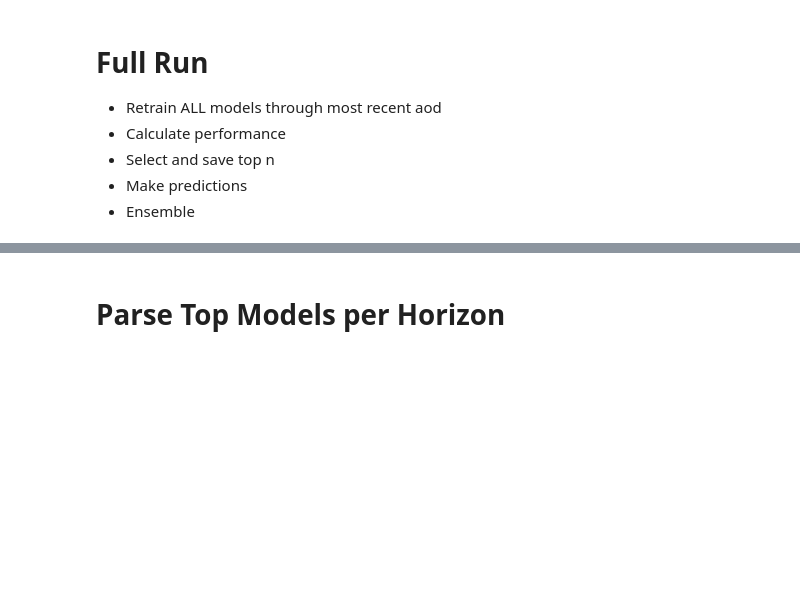
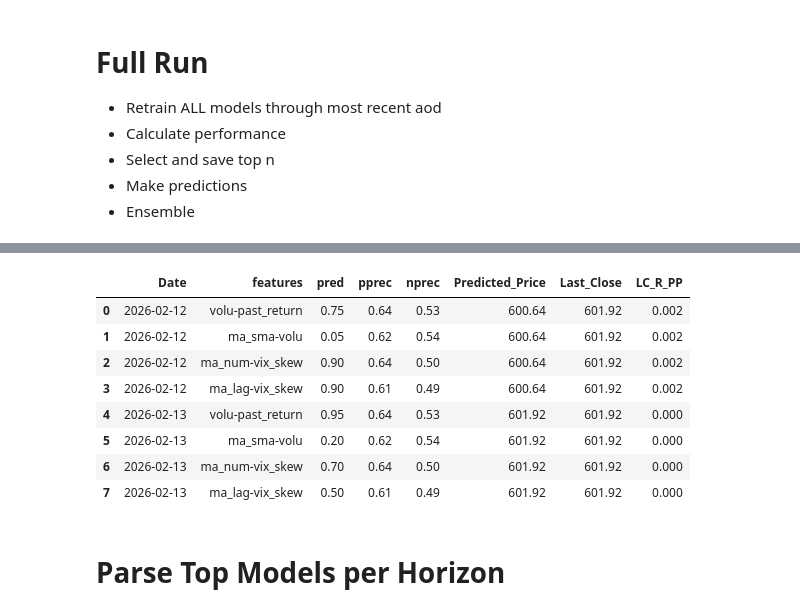
Before and after one commit to bchase17/Stocks, a Jupyter notebook: deployment.ipynb, the cells around one changed output, grey strips where cells are left out. Saved outputs shown, nothing was run; the diff lists cells and outputs as text; code cells hidden in the pictures; blank space fills up the shorter version.

```diff
--- a/deployment.ipynb
+++ b/deployment.ipynb
@@ -69,6 +69,8 @@ def resolve_feature_cols(feature_set_name: str, features_dict: dict, sep: str =
 
 h=[2]
 master_results = []
+master_preds = []
+n = 4
 file_ext = "performance"
 
 # Retrain ALL
@@ -119,9 +121,10 @@ for r in h:
 
         else:
 
-            print("Retrainig Done")
+            1
             #print(f"{list_name} already trained through most recent as_of_date")
 
+    print("Retrainig Done")
     if len(master_results) > 0:
 
         master_results_df = pd.concat(master_results, ignore_index=True)
@@ -130,7 +133,6 @@ for r in h:
         df_concat.to_csv(f"h{r}_{file_ext}.csv", index=False)
 
 # Performance and Top n
-n = 4
 for r in h:
 
     keys = ["horizon", "features", "train_years", "min_feats", "pi_size", "pi_handling", "model"]
@@ -162,22 +164,22 @@ for r in h:
     pred_filtered.to_csv(f"h{r}_top{n}_{file_ext}.csv", index=False)
     print(f"Horizon {r} Top {n} Models Saved")
 
-master_preds = []
+# Predictions Top n
 for r in h:
 
     days_assessed = len(df_daily[df_daily[f"Return_{r}"].isna()])
 
-    df = pd.read_csv(f"h{r}_top10_raw.csv")
+    df = pd.read_csv(f"h{r}_top{n}_{file_ext}.csv")
 
     df["feature_cols"] = df["features"].apply(lambda x: resolve_feature_cols(x, feature_dict))
 
     grain_cols = ["horizon","features","train_years","min_feats","pi_size","model","pi_handling"]
 
-    top_10_unique = (
+    top_n = (
         df[grain_cols].drop_duplicates(subset=grain_cols, keep="first")
         .merge(df[grain_cols + ["feature_cols"]].drop_duplicates(subset=grain_cols), on=grain_cols, how="left"))
 
-    for row in top_10_unique.itertuples(index=False):
+    for row in top_n.itertuples(index=False):
 
         target_horizon = row.horizon
         pi_handling    = 'run_separately' #row.pi_handling
@@ -200,3 +202,7 @@ for r in h:
         print(f"Horizon {r} Top {n} Models Predicted")
 
     master_preds_df = pd.concat(master_preds, ignore_index=True)
+    predictions_df = master_preds_df.copy()
+    composite_score[['pprec', 'nprec'] + keys].drop_duplicates().merge(predictions_df, on=keys, how="inner")
+
+predictions_df.head(1)
@@ -203,3 +227,24 @@ for r in h:
+# %%
+output_df = composite_score[['pprec', 'nprec'] + keys].drop_duplicates().merge(predictions_df, on=keys, how="inner")
+output_df = output_df.rename(columns={"test_start": "Date"})
+cols = ['Date', 'features', 'pred', 'pprec', 'nprec']
+output_df = output_df[cols].sort_values(by='Date').copy()
+output_df = output_df.merge(df_daily[['Close', 'Date']].round(2), on='Date', how="inner")
+output_df = output_df.rename(columns={"Close": "Predicted_Price"})
+last_close = (df_daily.sort_values("Date", ascending=False).iloc[0]["Close"].round(2))
+output_df['Last_Close'] = last_close
+output_df['LC_R_PP'] = round(output_df['Last_Close'] / output_df['Predicted_Price'] - 1, 3)
+output_df
+# %% [output]
+|  | Date | features | pred | pprec | nprec | Predicted_Price | Last_Close | LC_R_PP |
+| 0 | 2026-02-12 | volu-past_return | 0.75 | 0.64 | 0.53 | 600.64 | 601.92 | 0.002 |
+| 1 | 2026-02-12 | ma_sma-volu | 0.05 | 0.62 | 0.54 | 600.64 | 601.92 | 0.002 |
+| 2 | 2026-02-12 | ma_num-vix_skew | 0.90 | 0.64 | 0.50 | 600.64 | 601.92 | 0.002 |
+| 3 | 2026-02-12 | ma_lag-vix_skew | 0.90 | 0.61 | 0.49 | 600.64 | 601.92 | 0.002 |
+| 4 | 2026-02-13 | volu-past_return | 0.95 | 0.64 | 0.53 | 601.92 | 601.92 | 0.000 |
+| 5 | 2026-02-13 | ma_sma-volu | 0.20 | 0.62 | 0.54 | 601.92 | 601.92 | 0.000 |
+| 6 | 2026-02-13 | ma_num-vix_skew | 0.70 | 0.64 | 0.50 | 601.92 | 601.92 | 0.000 |
+| 7 | 2026-02-13 | ma_lag-vix_skew | 0.50 | 0.61 | 0.49 | 601.92 | 601.92 | 0.000 |
 # %% [markdown]
 # Parse Top Models per Horizon
 # %%
```
Also changed, not shown: parts of 1 cell of this notebook.
